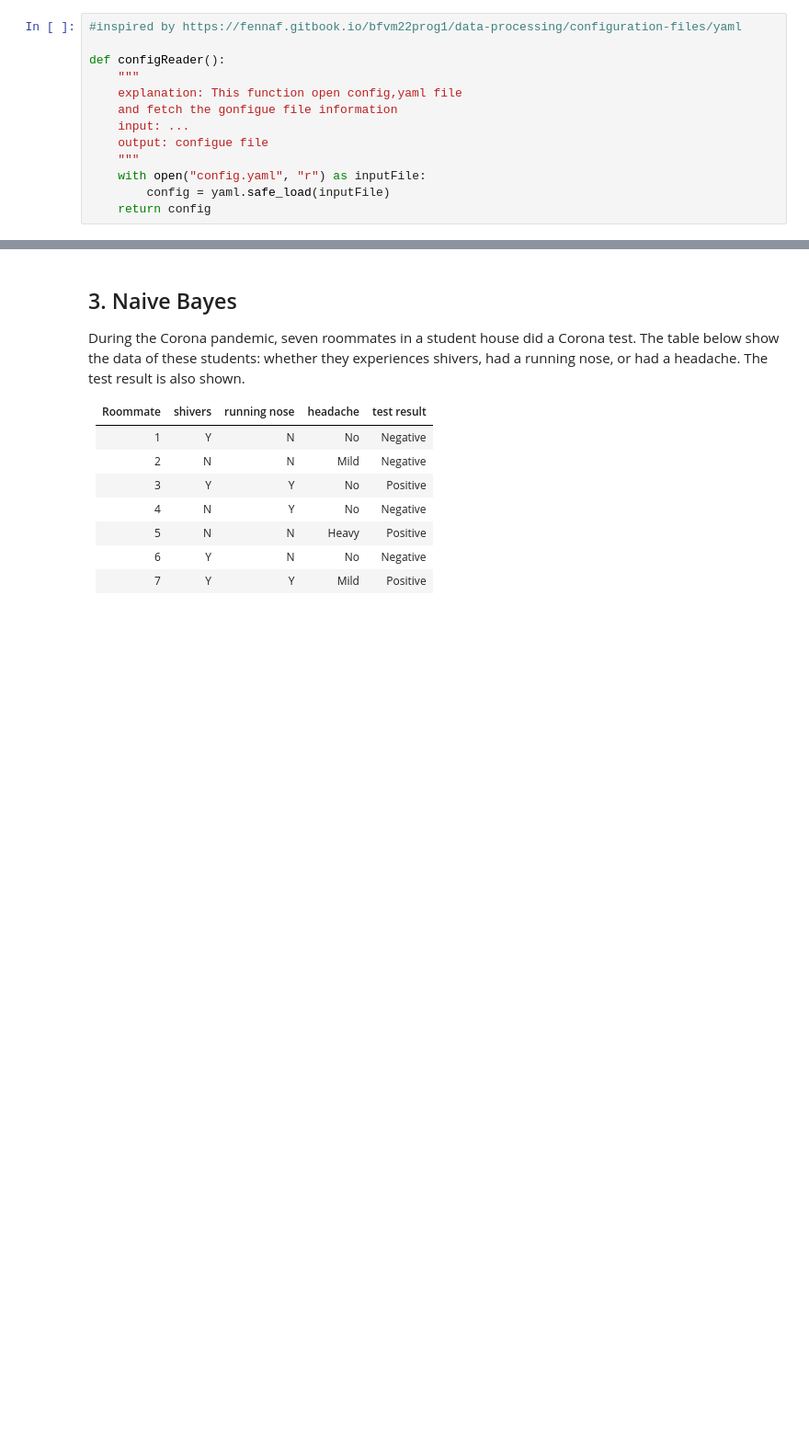
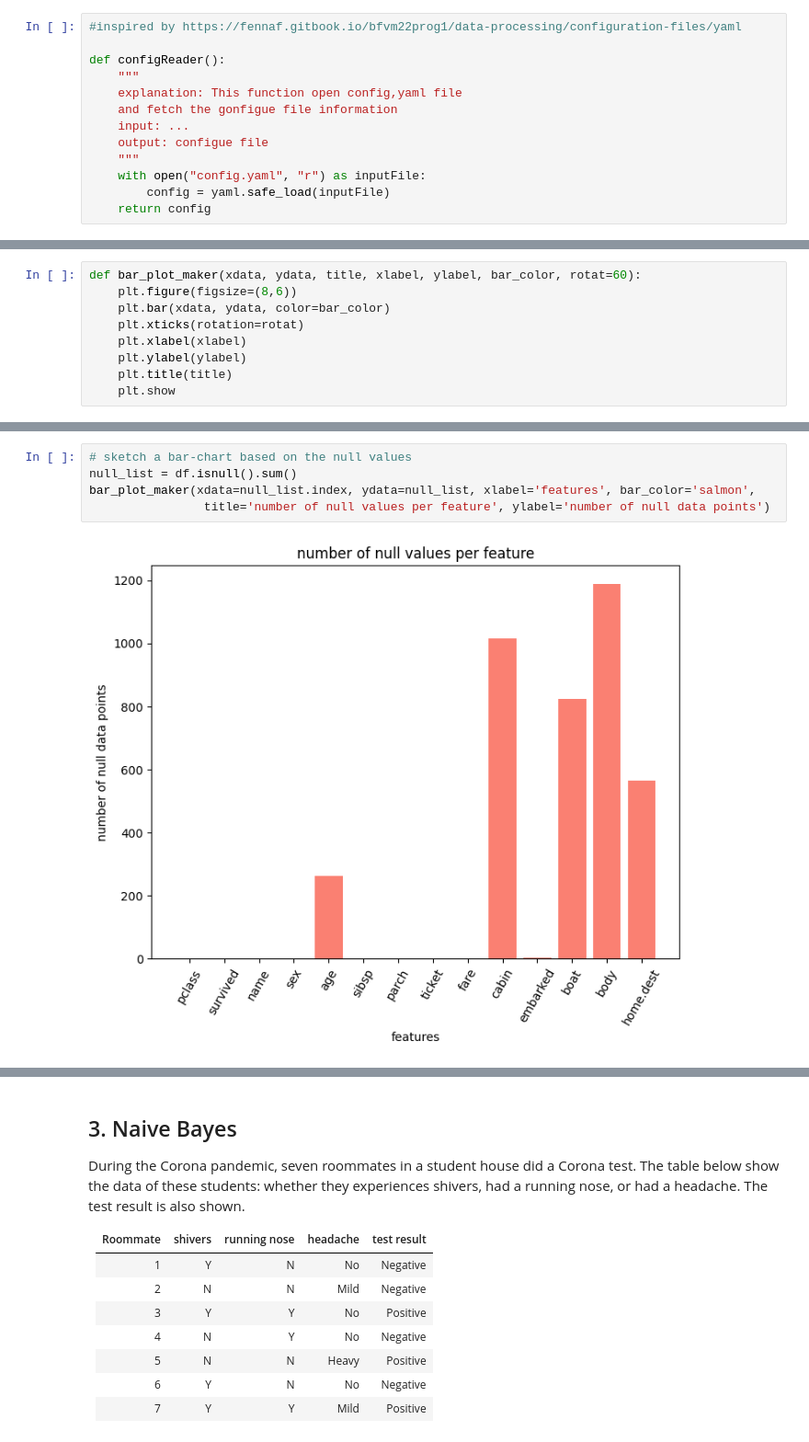
Before and after one commit to hooman-b/Machine_learning_assignments, a Jupyter notebook: Supervised_Learning/Sixth_Assignment/Assignment6.ipynb, the cells around one changed output, grey strips where cells are left out. Shown at 92% size. Saved outputs shown, nothing was run; the diff lists cells and outputs as text; blank space fills up the shorter version.

```diff
--- a/Supervised_Learning/Sixth_Assignment/Assignment6.ipynb
+++ b/Supervised_Learning/Sixth_Assignment/Assignment6.ipynb
@@ -131,0 +131,9 @@ Next part is the most vital part of this project which is **Data Inspection**.
+# %%
+def bar_plot_maker(xdata, ydata, title, xlabel, ylabel, bar_color, rotat=60):
+    plt.figure(figsize=(8,6))
+    plt.bar(xdata, ydata, color=bar_color)
+    plt.xticks(rotation=rotat)
+    plt.xlabel(xlabel)
+    plt.ylabel(ylabel)
+    plt.title(title)
+    plt.show
@@ -131,0 +275,7 @@ Next part is the most vital part of this project which is **Data Inspection**.
+# %%
+# sketch a bar-chart based on the null values
+null_list = df.isnull().sum()
+bar_plot_maker(xdata=null_list.index, ydata=null_list, xlabel='features', bar_color='salmon',
+                title='number of null values per feature', ylabel='number of null data points')
+# %% [output]
+[figure, added]
```
Also changed, not shown: parts of 12 cells of this notebook.
